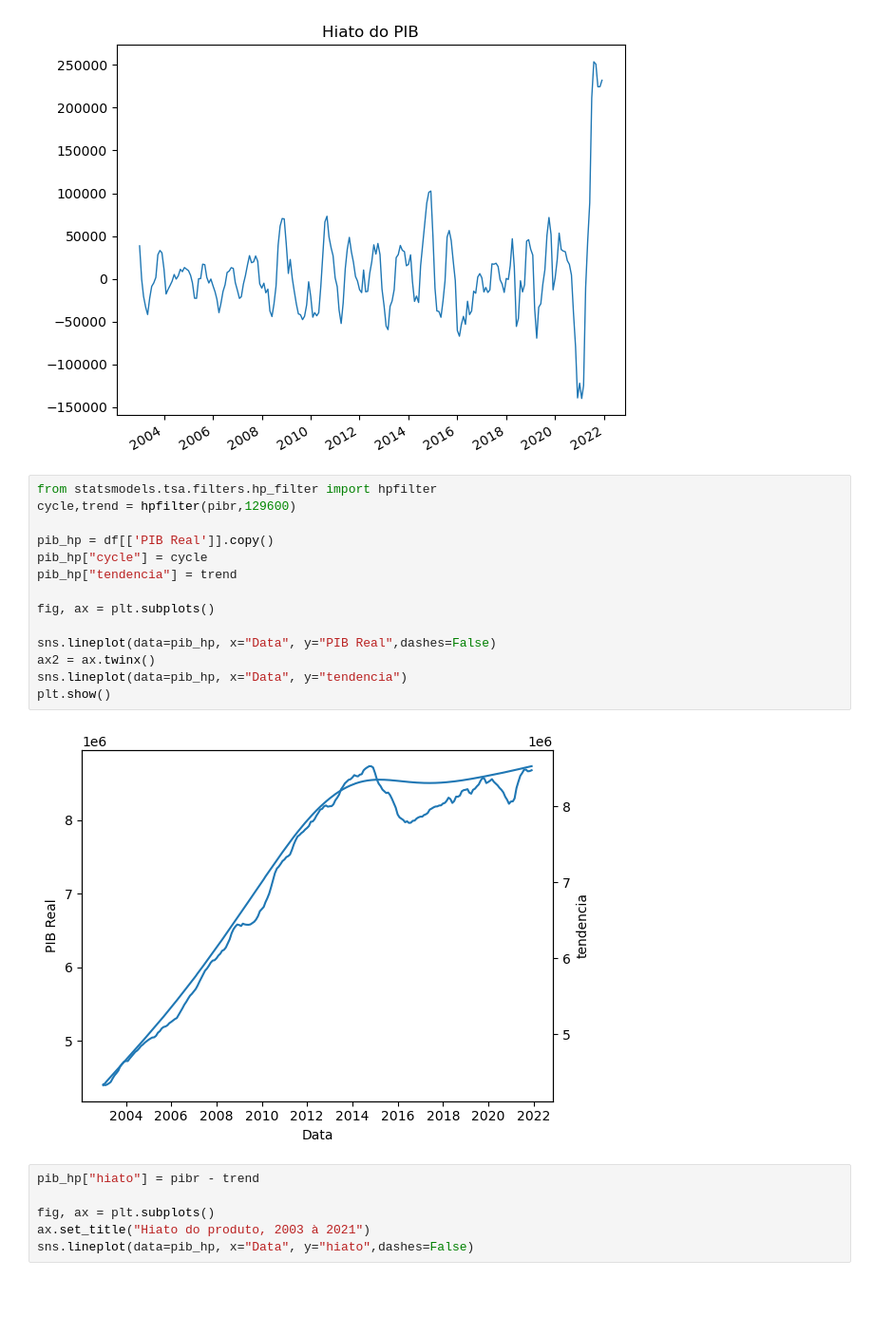
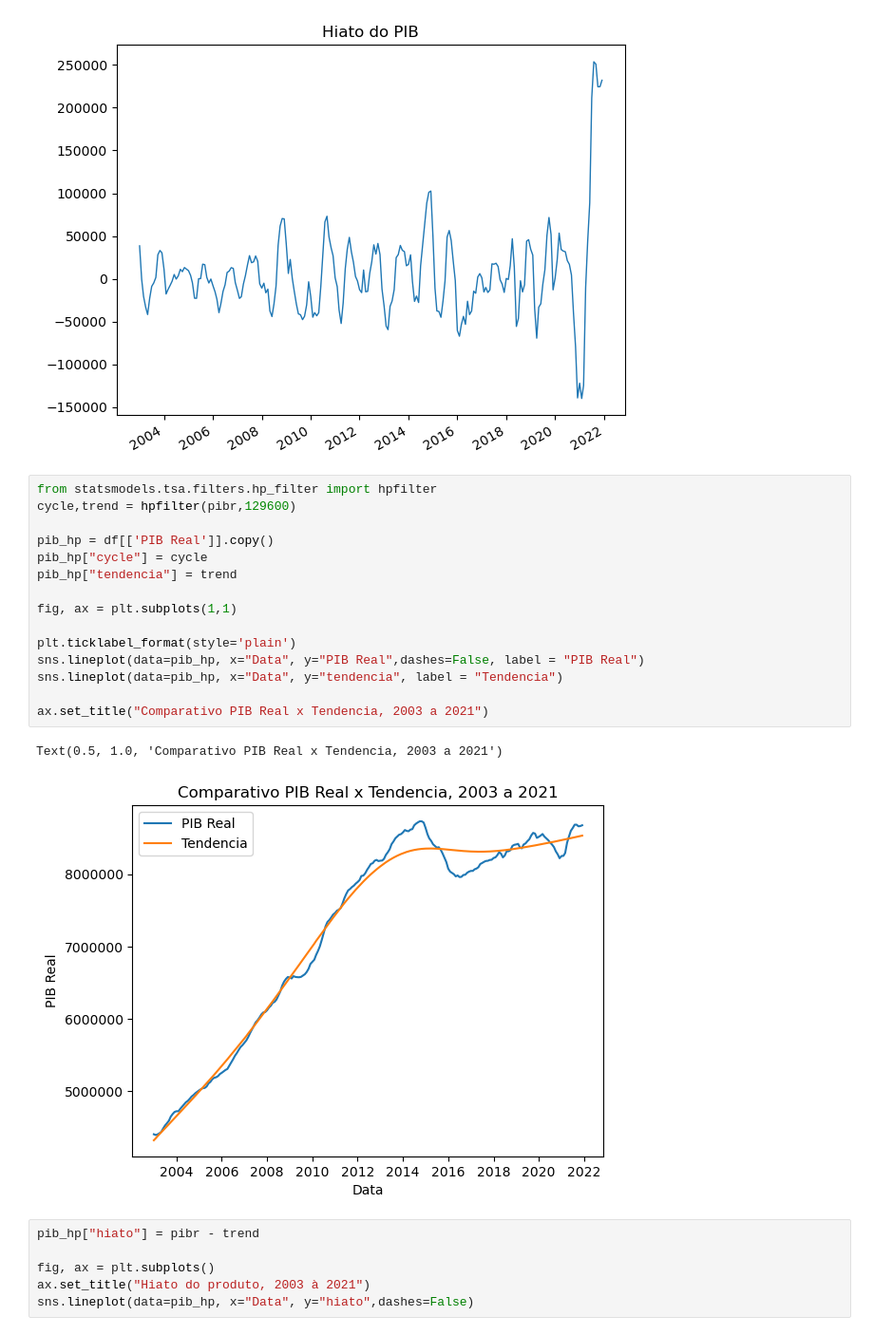
Before and after one commit to rehpires/EconometriaUFPB-2022, a Jupyter notebook: Script.ipynb, the cells around one changed output. Shown at 95% size. Drawn from its saved outputs; the diff is of its cells as text; blank space fills up the shorter version.

```diff
--- a/Script.ipynb
+++ b/Script.ipynb
@@ -421,19 +398,21 @@ fig.tight_layout()
 # %%
 from statsmodels.tsa.filters.hp_filter import hpfilter
 cycle,trend = hpfilter(pibr,129600)
 
 pib_hp = df[['PIB Real']].copy()
 pib_hp["cycle"] = cycle
 pib_hp["tendencia"] = trend
 
-fig, ax = plt.subplots()
+fig, ax = plt.subplots(1,1)
 
-sns.lineplot(data=pib_hp, x="Data", y="PIB Real",dashes=False)
-ax2 = ax.twinx()
-sns.lineplot(data=pib_hp, x="Data", y="tendencia")
-plt.show()
+plt.ticklabel_format(style='plain')
+sns.lineplot(data=pib_hp, x="Data", y="PIB Real",dashes=False, label = "PIB Real")
+sns.lineplot(data=pib_hp, x="Data", y="tendencia", label = "Tendencia")
+
+ax.set_title("Comparativo PIB Real x Tendencia, 2003 a 2021")
 # %% [output]
+Text(0.5, 1.0, 'Comparativo PIB Real x Tendencia, 2003 a 2021')
-[figure, old version]
+[figure, new version]
 # %%
 pib_hp["hiato"] = pibr - trend
 
```
Also changed, not shown: parts of 21 cells of this notebook.
